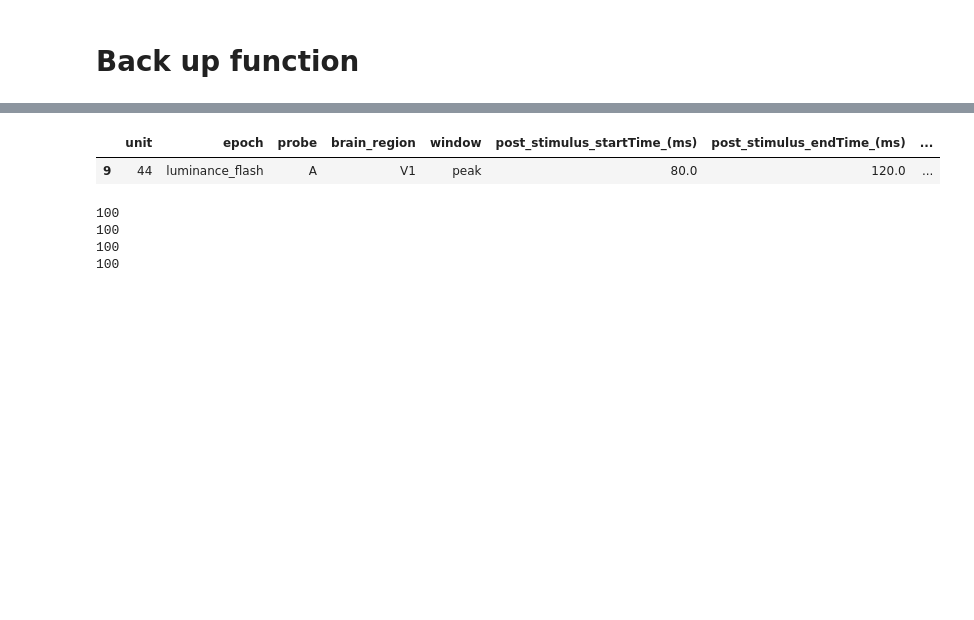
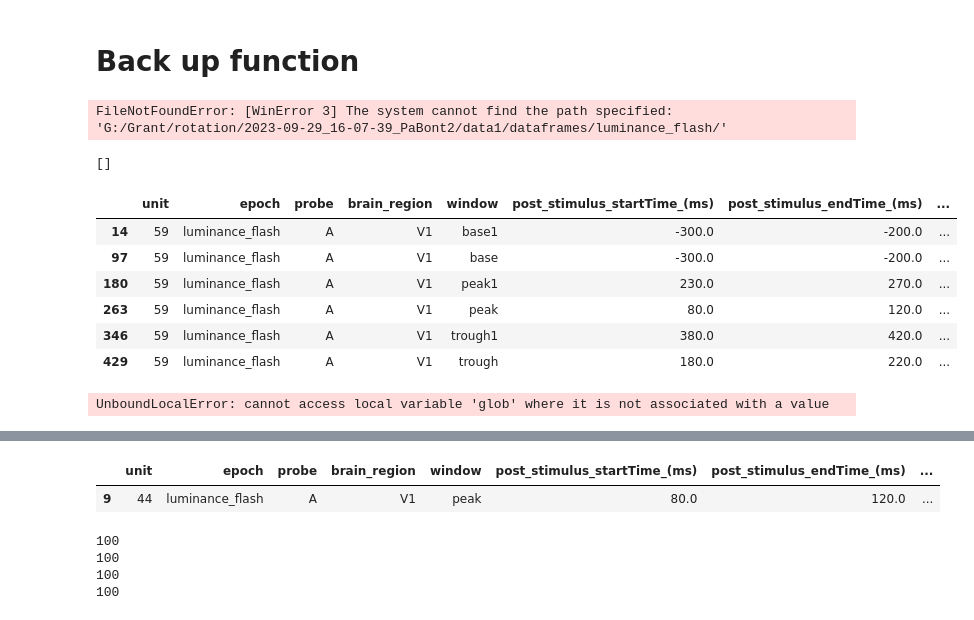
Before and after one commit to granthughes1999/nwb, a Jupyter notebook: Rotation_files/paBoNT2_analysis_grant.ipynb, the cells around one changed output, grey strips where cells are left out. Drawn from its saved outputs; the diff is of its cells as text; code cells hidden in the pictures; blank space fills up the shorter version.

```diff
--- a/Rotation_files/paBoNT2_analysis_grant.ipynb
+++ b/Rotation_files/paBoNT2_analysis_grant.ipynb
@@ -2775,15 +2769,47 @@ paBont2_nwb_path = r"C:/Users/denmanlab/Desktop/nwb/pa_Bont2_nwb"
 # 2023-09-29_16-07-39_PaBont2
 eOPN3_3 = Eopn3_Ephys(eOPN3_3_nwb_path)
 paBont2 = Eopn3_Ephys(paBont2_nwb_path)
+# %%
+directory_path = r"G:/Grant/rotation/2023-09-29_16-07-39_PaBont2/data1/dataframes/luminance_flash/"
+# file_path = r"G:\Grant\rotation\2023-09-29_16-07-39_PaBont2\plots\data4\dataframes\luminance_flash"
+
+# paBont2.combine_specific_df('luminance_flash',directory_path )
+import os
+print(os.listdir(directory_path))
+# %% [output]
+FileNotFoundError: [WinError 3] The system cannot find the path specified: 'G:/Grant/rotation/2023-09-29_16-07-39_PaBont2/data1/dataframes/luminance_flash/'
+# %%
+file_path = r"G:\Grant\rotation\2023-09-29_16-07-39_PaBont2\plots\data4\dataframes\luminance_flash"
+
+print(glob.glob(os.path.join(directory_path)))
+# %% [output]
+[]
+# %%
+file_path = r"G:\Grant\rotation\2023-09-29_16-07-39_PaBont2\plots\data1\dataframes\luminance_flash\luminance_flash_combined_df.csv"
+# Read the CSV file into a DataFrame
+df = pd.read_csv(file_path)
+# %%
+unit59 = df[df['unit']== 59]
+unit59
+# %% [output]
+|  | unit | epoch | probe | brain_region | window | post_stimulus_startTime_(ms) | post_stimulus_endTime_(ms) | ... |
+| 14 | 59 | luminance_flash | A | V1 | base1 | -300.0 | -200.0 | ... |
+| 97 | 59 | luminance_flash | A | V1 | base | -300.0 | -200.0 | ... |
+| 180 | 59 | luminance_flash | A | V1 | peak1 | 230.0 | 270.0 | ... |
+| 263 | 59 | luminance_flash | A | V1 | peak | 80.0 | 120.0 | ... |
+| 346 | 59 | luminance_flash | A | V1 | trough1 | 380.0 | 420.0 | ... |
+| 429 | 59 | luminance_flash | A | V1 | trough | 180.0 | 220.0 | ... |
 # %%
-directory_path = r"G:/Grant/rotation/2023-09-29_16-07-39_PaBont2/data1/dataframes/luminance_flash/"
+directory_path = r"G:\Grant\rotation\2023-09-29_16-07-39_PaBont2\plots\data4\dataframes\luminance_flash"
 paBont2.combine_specific_df('luminance_flash',directory_path )
 
-directory_path = r"G:/Grant/rotation/2023-09-29_16-07-39_PaBont2/data1/dataframes/gratings/"
+directory_path = r"G:/Grant/rotation/2023-09-29_16-07-39_PaBont2/data4/dataframes/gratings/"
 paBont2.combine_specific_df('gratings',directory_path )
 
-directory_path = r"G:/Grant/rotation/2023-09-29_16-07-39_PaBont2/data1/dataframes/scenes/"
-paBont2.combine_specific_df('scenes',directory_path )
+# directory_path = r"G:/Grant/rotation/2023-09-29_16-07-39_PaBont2/data1/dataframes/scenes/"
+# paBont2.combine_specific_df('scenes',directory_path )
+# %% [output]
+UnboundLocalError: cannot access local variable 'glob' where it is not associated with a value
 # %%
 #def scatter_plot_2(self, probeLetter, brainRegion, timeWindow, path, pre, post, shift_trigger_start_time, bin_size, epoch, epoch_opto, Savefig=False):
 
```
Also changed, not shown: parts of 6 cells of this notebook, 4 other files.
